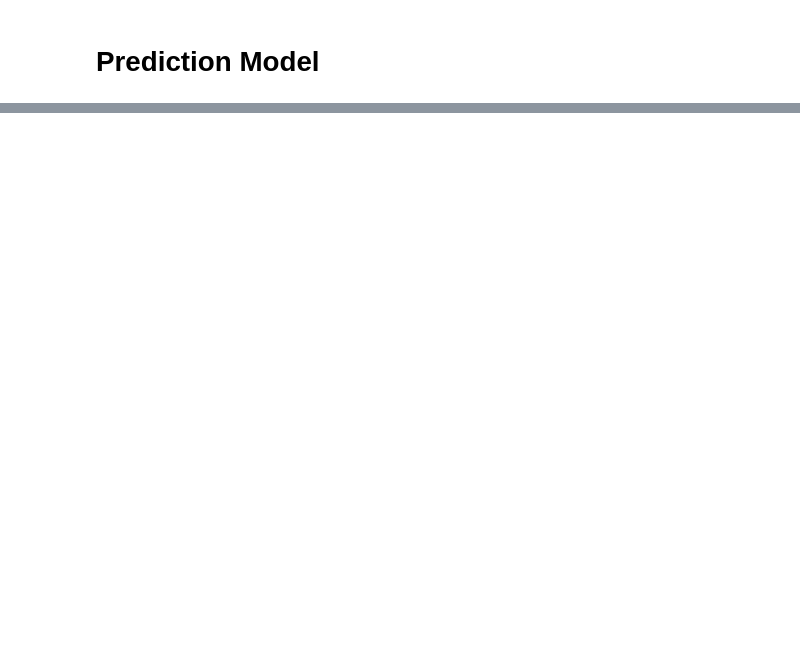
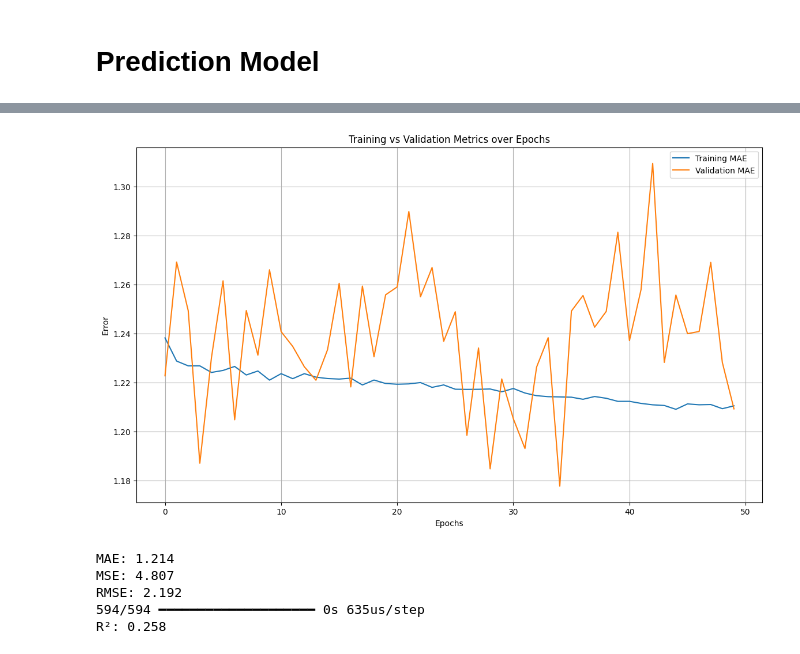
Before and after one commit to AhmedSameh19/fantasy-football-predictor, a Jupyter notebook: pred.ipynb, the cells around one changed output, grey strips where cells are left out. Drawn from its saved outputs; the diff is of its cells as text; code cells hidden in the pictures; blank space fills up the shorter version.

```diff
--- a/pred.ipynb
+++ b/pred.ipynb
@@ -877,0 +971,32 @@ y = fpl_model['upcoming_total_points']
+# %%
+metrics = ['MAE']
+
+plt.figure(figsize=(14,8))
+
+for metric in ['MAE']:
+    plt.plot(history.history[metric], label=f'Training {metric}')
+    plt.plot(history.history[f'val_{metric}'], label=f'Validation {metric}')
+
+plt.title('Training vs Validation Metrics over Epochs')
+plt.xlabel('Epochs')
+plt.ylabel('Error')
+plt.legend()
+plt.grid(True)
+plt.show()
+# %% [output]
+[figure, added]
+# %%
+results = model.evaluate(X_test_scaled, y_test, verbose=0)
+print(f"MAE: {results[1]:.3f}")
+print(f"MSE: {results[2]:.3f}")
+print(f"RMSE: {results[3]:.3f}")
+
+y_pred = model.predict(X_test_scaled)
+r2 = r2_score(y_test, y_pred)
+print(f"R²: {r2:.3f}")
+# %% [output]
+MAE: 1.214
+MSE: 4.807
+RMSE: 2.192
+594/594 ━━━━━━━━━━━━━━━━━━━━ 0s 635us/step
+R²: 0.258
```
Also changed, not shown: parts of 24 cells of this notebook.
